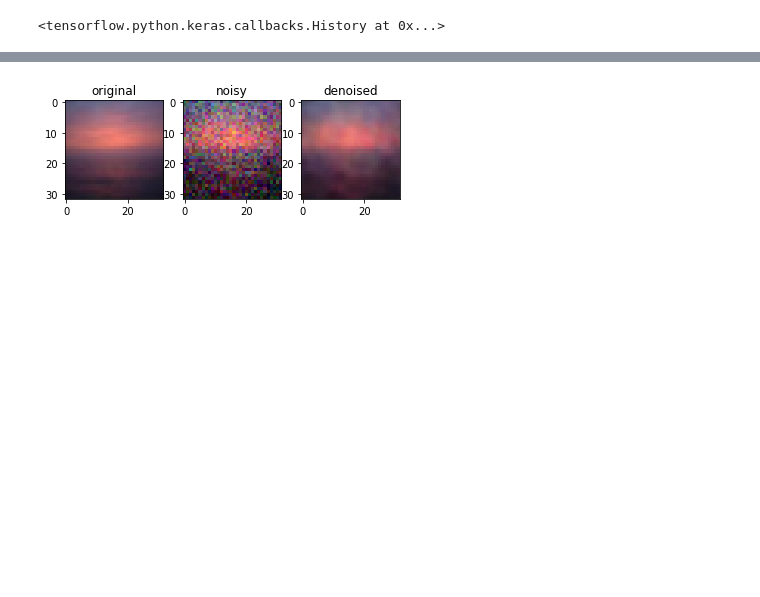
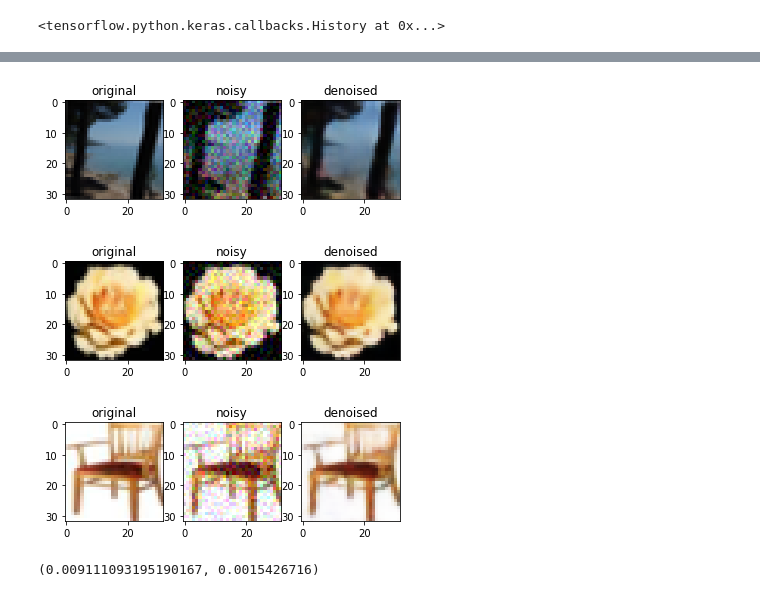
Before and after one commit to NateshReddy/Denoising-Algorithm-Implementation, a Jupyter notebook: cifar10_1.ipynb, the cells around one changed output, grey strips where cells are left out. Drawn from its saved outputs; the diff is of its cells as text; code cells hidden in the pictures; blank space fills up the shorter version.

```diff
--- a/cifar10_1.ipynb
+++ b/cifar10_1.ipynb
@@ -109,16 +118,53 @@ Epoch 00040: val_loss did not improve from 0.00154
+# %%
+dae = load_model('/content/drive/My Drive/denoising task/model1/model1.h5')
+test_data_denoised = dae.predict(test_data_noisy)
 # %%
-dae.load_weights('best_model.h5')
-test_data_denoised = dae.predict(test_data_noisy)
-idx = 4
+idx = 10
 plt.subplot(1,3,1)
 plt.imshow(test_data_clean[idx])
 plt.title('original')
 plt.subplot(1,3,2)
 plt.imshow(test_data_noisy[idx])
 plt.title('noisy')
 plt.subplot(1,3,3)
 plt.imshow(test_data_denoised[idx])
 plt.title('denoised')
 plt.show()
+
+idx = 20
+plt.subplot(1,3,1)
+plt.imshow(test_data_clean[idx])
+plt.title('original')
+plt.subplot(1,3,2)
+plt.imshow(test_data_noisy[idx])
+plt.title('noisy')
+plt.subplot(1,3,3)
+plt.imshow(test_data_denoised[idx])
+plt.title('denoised')
+plt.show()
+
+idx = 30
+plt.subplot(1,3,1)
+plt.imshow(test_data_clean[idx])
+plt.title('original')
+plt.subplot(1,3,2)
+plt.imshow(test_data_noisy[idx])
+plt.title('noisy')
+plt.subplot(1,3,3)
+plt.imshow(test_data_denoised[idx])
+plt.title('denoised')
+plt.show()
 # %% [output]
-[figure, old version]
+[figure, new version]
+[figure, added]
+[figure, added]
+# %%
+def mse(data_1, data_2):
+   return np.square(np.subtract(data_1, data_2)).mean()
+
+noisy_clean_mse = mse(test_data_clean, test_data_noisy)
+denoised_clean_mse = mse(test_data_denoised, test_data_clean)
+
+noisy_clean_mse, denoised_clean_mse
+# %% [output]
+(0.009111093195190167, 0.0015426716)
```
Also changed, not shown: parts of 4 cells of this notebook.
